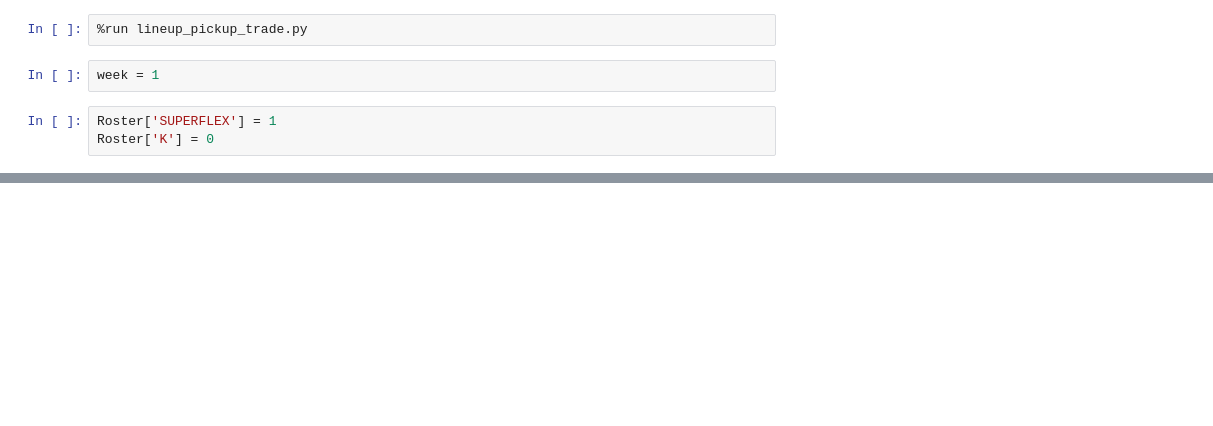
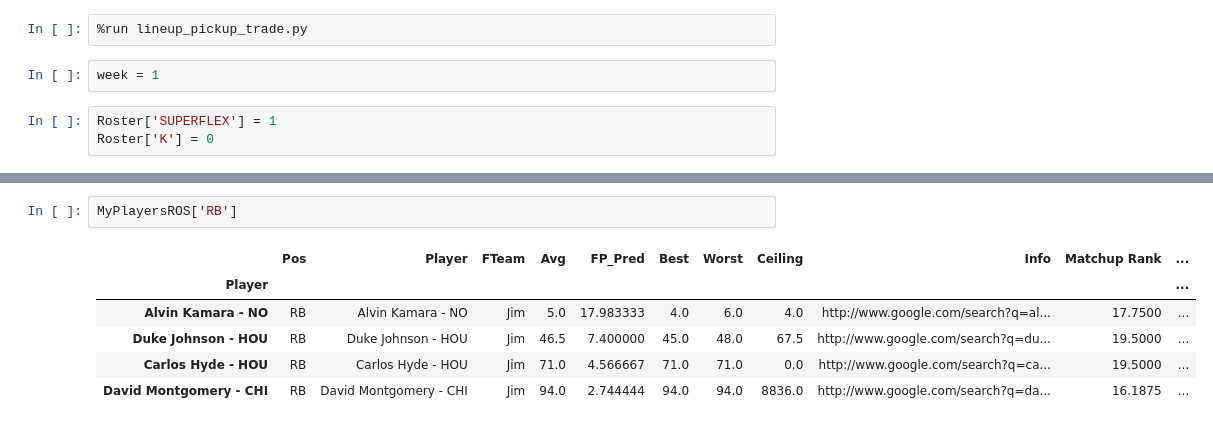
Before and after one commit to jdbrunner/fantasy_ffball_guide, a Jupyter notebook: TeamManager.ipynb, the cells around one changed output, grey strips where cells are left out. Saved outputs shown, nothing was run; the diff lists cells and outputs as text; blank space fills up the shorter version.

```diff
--- a/TeamManager.ipynb
+++ b/TeamManager.ipynb
@@ -79,0 +87,9 @@ SuggestedStreamers['RB'].style.format({'Info': make_clickable})
+# %%
+MyPlayersROS['RB']
+# %% [output]
+|  | Pos | Player | FTeam | Avg | FP_Pred | Best | Worst | Ceiling | Info | Matchup Rank | ... |
+| Player |  |  |  |  |  |  |  |  |  |  | ... |
+| Alvin Kamara - NO | RB | Alvin Kamara - NO | Jim | 5.0 | 17.983333 | 4.0 | 6.0 | 4.0 | http://www.google.com/search?q=al... | 17.7500 | ... |
+| Duke Johnson - HOU | RB | Duke Johnson - HOU | Jim | 46.5 | 7.400000 | 45.0 | 48.0 | 67.5 | http://www.google.com/search?q=du... | 19.5000 | ... |
+| Carlos Hyde - HOU | RB | Carlos Hyde - HOU | Jim | 71.0 | 4.566667 | 71.0 | 71.0 | 0.0 | http://www.google.com/search?q=ca... | 19.5000 | ... |
+| David Montgomery - CHI | RB | David Montgomery - CHI | Jim | 94.0 | 2.744444 | 94.0 | 94.0 | 8836.0 | http://www.google.com/search?q=da... | 16.1875 | ... |
```
Also changed, not shown: parts of 10 cells of this notebook, 1 other file.
